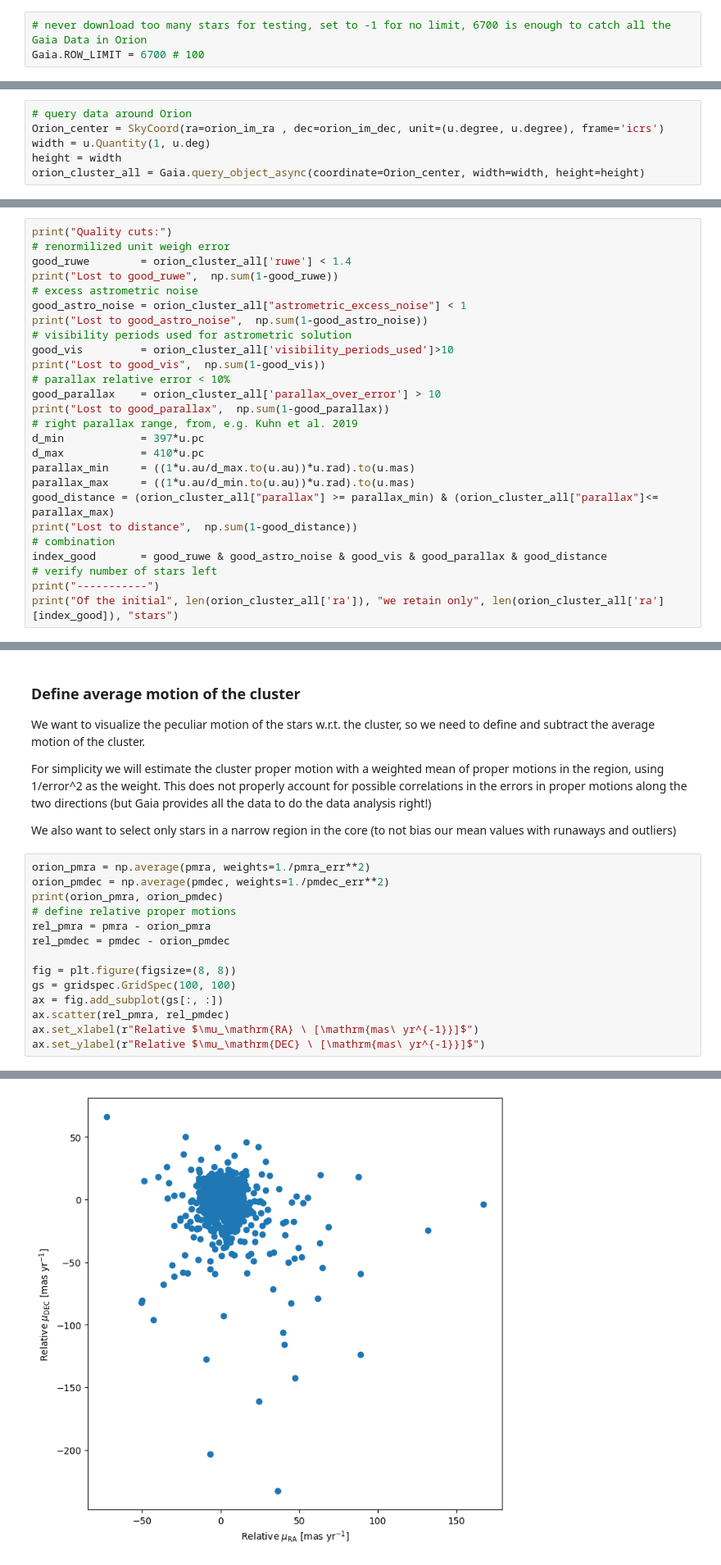
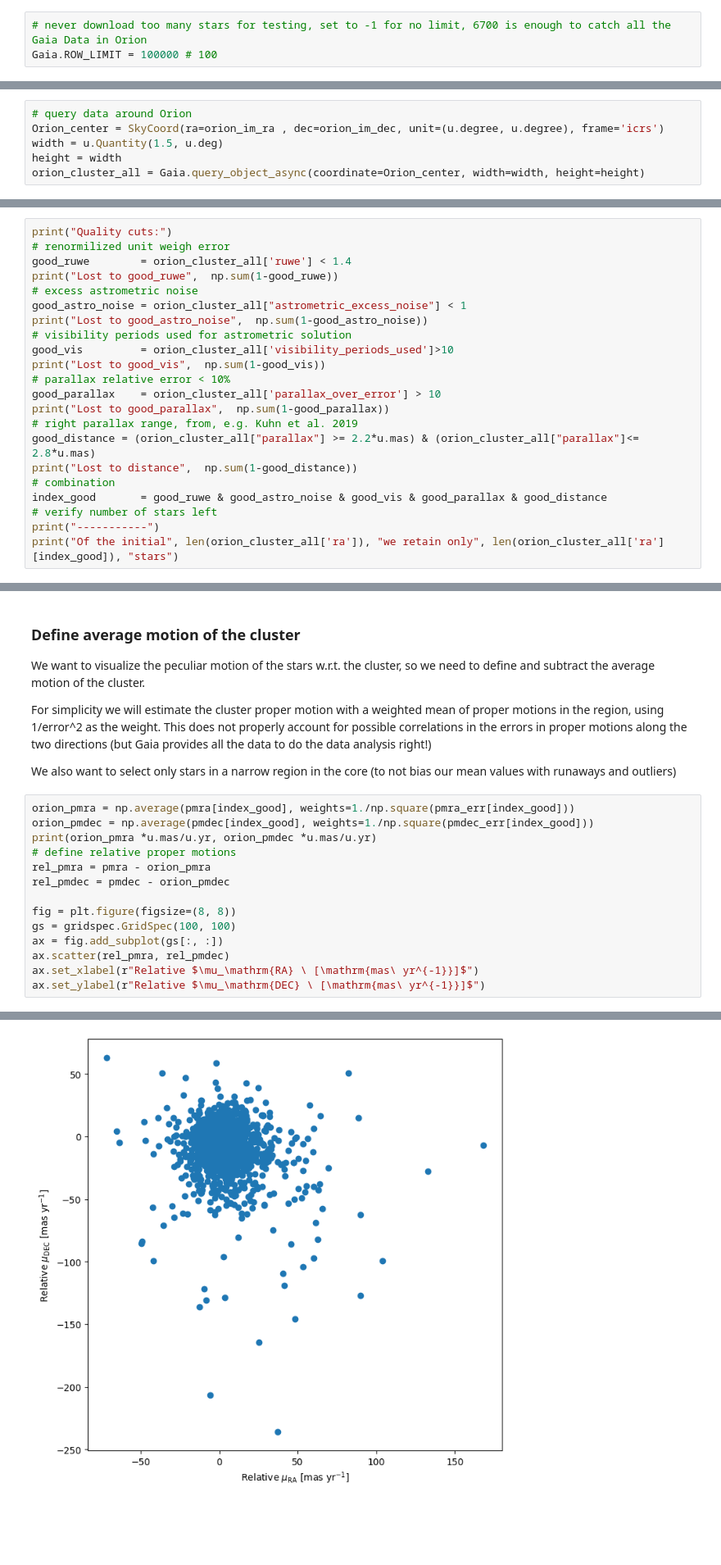
Before and after one commit to mathren/MfA_runaways, a Jupyter notebook: data/explore_Gaia_dr3_catalog.ipynb, the cells around one changed output, grey strips where cells are left out. Shown at 82% size. Drawn from its saved outputs; the diff is of its cells as text; blank space fills up the shorter version.

```diff
--- a/data/explore_Gaia_dr3_catalog.ipynb
+++ b/data/explore_Gaia_dr3_catalog.ipynb
@@ -88,7 +88,7 @@ INFO: Auto-setting vmax to  2.775e+04 [aplpy.core]
 Gaia.MAIN_GAIA_TABLE = "gaiadr3.gaia_source"
 # %%
 # never download too many stars for testing, set to -1 for no limit, 6700 is enough to catch all the Gaia Data in Orion
-Gaia.ROW_LIMIT = 6700 # 100
+Gaia.ROW_LIMIT = 100000 # 100
 # %%
 # read the data
 gaiadr3_table = Gaia.load_table('gaiadr3.gaia_source')
@@ -100,7 +100,7 @@ Num. columns: 152
 # %%
 # query data around Orion
 Orion_center = SkyCoord(ra=orion_im_ra , dec=orion_im_dec, unit=(u.degree, u.degree), frame='icrs')
-width = u.Quantity(1, u.deg)
+width = u.Quantity(1.5, u.deg)
 height = width
 orion_cluster_all = Gaia.query_object_async(coordinate=Orion_center, width=width, height=height)
 # %% [output]
@@ -123,11 +123,7 @@ print("Lost to good_vis",  np.sum(1-good_vis))
 good_parallax    = orion_cluster_all['parallax_over_error'] > 10
 print("Lost to good_parallax",  np.sum(1-good_parallax))
 # right parallax range, from, e.g. Kuhn et al. 2019
-d_min            = 397*u.pc
-d_max            = 410*u.pc
-parallax_min     = ((1*u.au/d_max.to(u.au))*u.rad).to(u.mas)
-parallax_max     = ((1*u.au/d_min.to(u.au))*u.rad).to(u.mas)
-good_distance = (orion_cluster_all["parallax"] >= parallax_min) & (orion_cluster_all["parallax"]<= parallax_max)
+good_distance = (orion_cluster_all["parallax"] >= 2.2*u.mas) & (orion_cluster_all["parallax"]<= 2.8*u.mas)
 print("Lost to distance",  np.sum(1-good_distance))
 # combination
 index_good       = good_ruwe & good_astro_noise & good_vis & good_parallax & good_distance
@@ -235,9 +235,9 @@ provides all the data to do the data analysis right!)
 We also want to select only stars in a narrow region in the core (to
 not bias our mean values with runaways and outliers)
 # %%
-orion_pmra = np.average(pmra, weights=1./pmra_err**2)
-orion_pmdec = np.average(pmdec, weights=1./pmdec_err**2)
-print(orion_pmra, orion_pmdec)
+orion_pmra = np.average(pmra[index_good], weights=1./np.square(pmra_err[index_good]))
+orion_pmdec = np.average(pmdec[index_good], weights=1./np.square(pmdec_err[index_good]))
+print(orion_pmra *u.mas/u.yr, orion_pmdec *u.mas/u.yr)
 # define relative proper motions
 rel_pmra = pmra - orion_pmra
 rel_pmdec = pmdec - orion_pmdec
@@ -253,2 +253,2 @@ ax.set_ylabel(r"Relative $\mu_\mathrm{DEC} \ [\mathrm{mas\ yr^{-1}}]$")
 Text(0, 0.5, 'Relative $\\mu_\\mathrm{DEC} \\ [\\mathrm{mas\\ yr^{-1}}]$')
-[figure, old version]
+[figure, new version]
```
Also changed, not shown: parts of 9 cells of this notebook.
